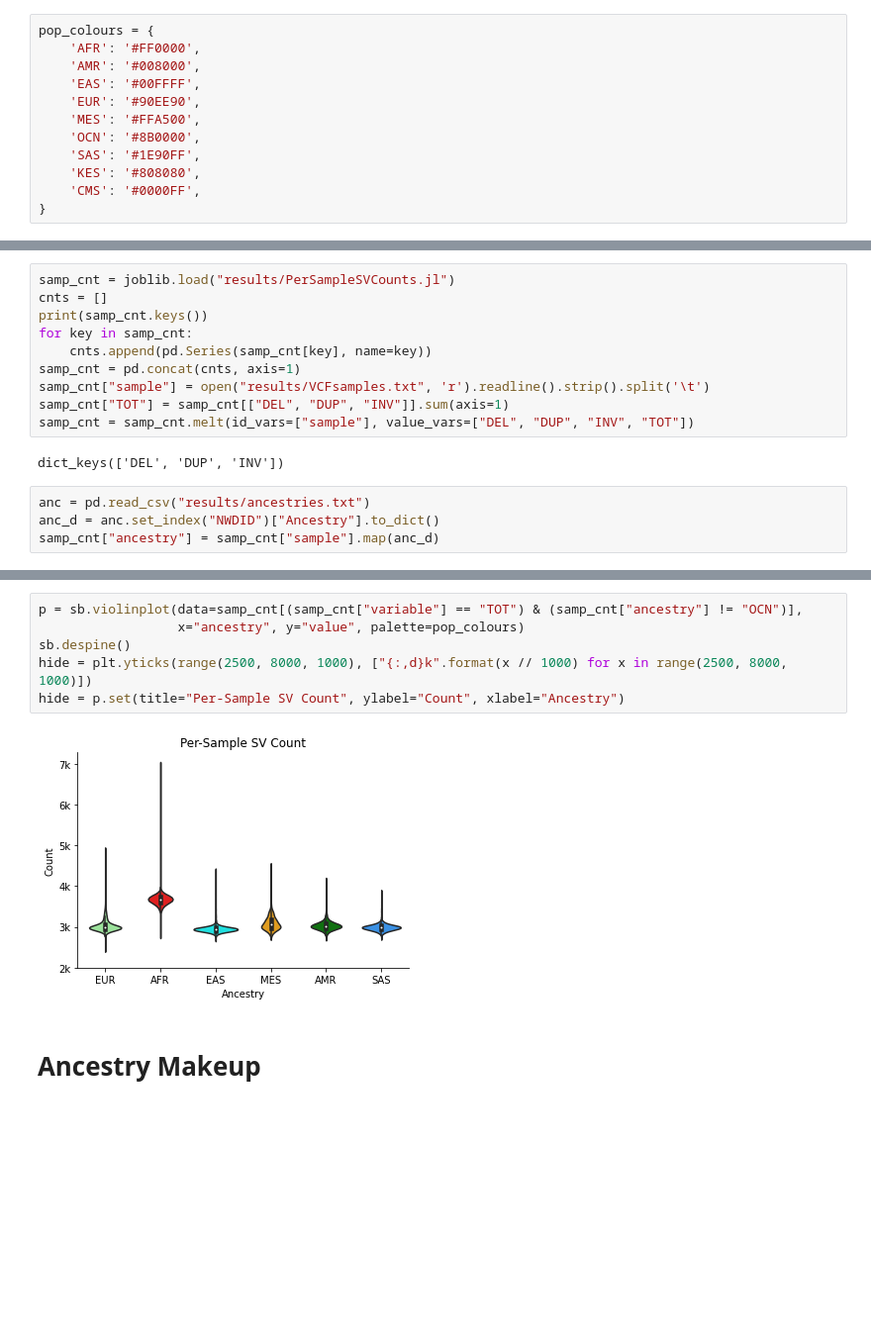
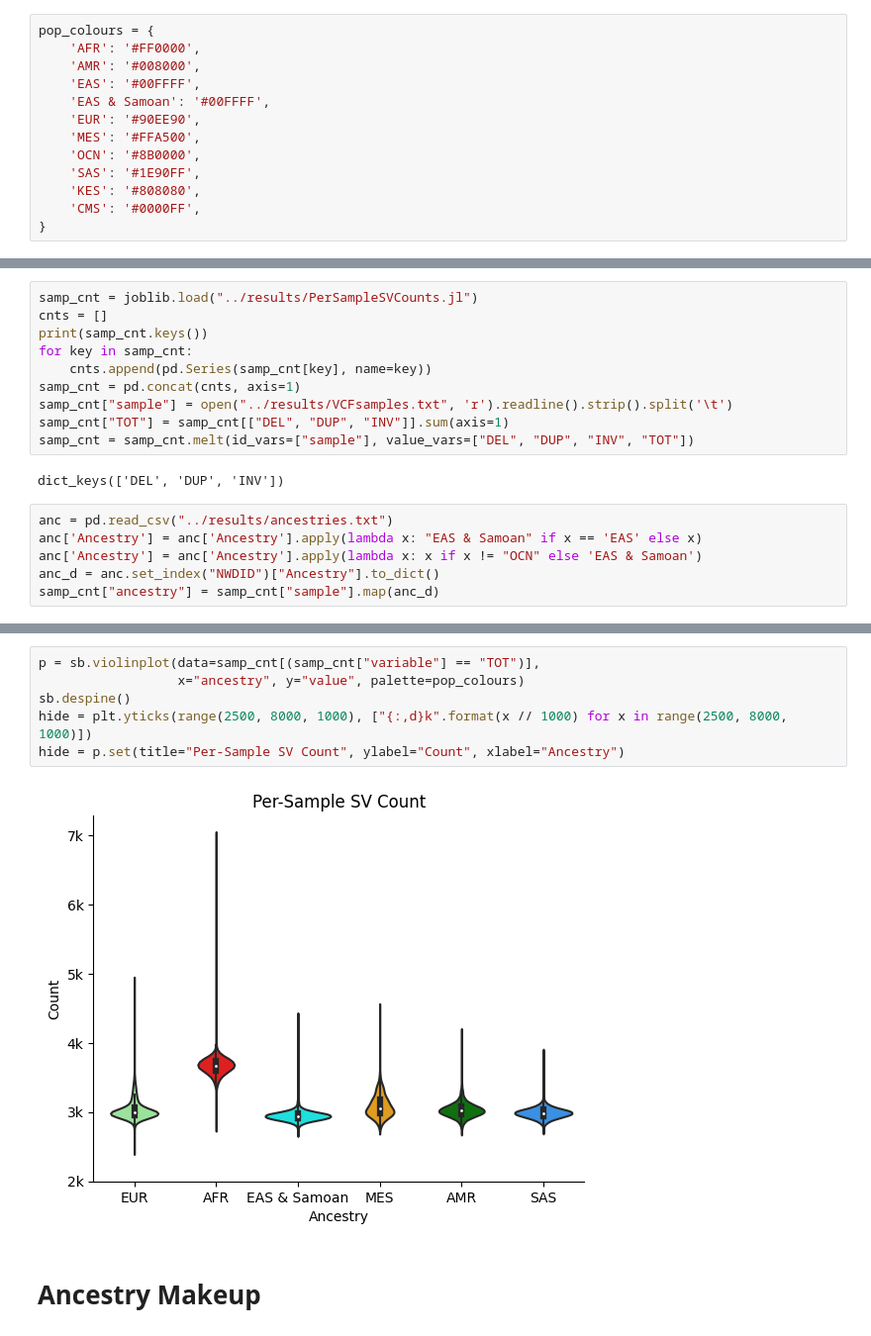
Before and after one commit to BCM-HGSC/TopMedSVQC, a Jupyter notebook: notebooks/PostfilterQC.ipynb, the cells around one changed output, grey strips where cells are left out. Shown: that part at 99% size. Drawn from its saved outputs; the diff is of its cells as text; blank space fills up the shorter version.

```diff
--- a/notebooks/PostfilterQC.ipynb
+++ b/notebooks/PostfilterQC.ipynb
@@ -12,6 +12,7 @@ pop_colours = {
     'AFR': '#FF0000',
     'AMR': '#008000',
     'EAS': '#00FFFF',
+    'EAS & Samoan': '#00FFFF',
     'EUR': '#90EE90',
     'MES': '#FFA500',
     'OCN': '#8B0000',
@@ -197,18 +198,20 @@ len(data)
 # %% [output]
 355954
 # %%
-samp_cnt = joblib.load("results/PerSampleSVCounts.jl")
+samp_cnt = joblib.load("../results/PerSampleSVCounts.jl")
 cnts = []
 print(samp_cnt.keys())
 for key in samp_cnt:
     cnts.append(pd.Series(samp_cnt[key], name=key))
 samp_cnt = pd.concat(cnts, axis=1)
-samp_cnt["sample"] = open("results/VCFsamples.txt", 'r').readline().strip().split('\t')
+samp_cnt["sample"] = open("../results/VCFsamples.txt", 'r').readline().strip().split('\t')
 samp_cnt["TOT"] = samp_cnt[["DEL", "DUP", "INV"]].sum(axis=1)
 samp_cnt = samp_cnt.melt(id_vars=["sample"], value_vars=["DEL", "DUP", "INV", "TOT"])
 # %% [output]
 dict_keys(['DEL', 'DUP', 'INV'])
 # %%
-anc = pd.read_csv("results/ancestries.txt")
+anc = pd.read_csv("../results/ancestries.txt")
+anc['Ancestry'] = anc['Ancestry'].apply(lambda x: "EAS & Samoan" if x == 'EAS' else x)
+anc['Ancestry'] = anc['Ancestry'].apply(lambda x: x if x != "OCN" else 'EAS & Samoan')
 anc_d = anc.set_index("NWDID")["Ancestry"].to_dict()
 samp_cnt["ancestry"] = samp_cnt["sample"].map(anc_d)
@@ -215,11 +226,11 @@ samp_cnt["ancestry"] = samp_cnt["sample"].map(anc_d)
 # %%
-p = sb.violinplot(data=samp_cnt[(samp_cnt["variable"] == "TOT") & (samp_cnt["ancestry"] != "OCN")],
+p = sb.violinplot(data=samp_cnt[(samp_cnt["variable"] == "TOT")],
                   x="ancestry", y="value", palette=pop_colours)
 sb.despine()
 hide = plt.yticks(range(2500, 8000, 1000), ["{:,d}k".format(x // 1000) for x in range(2500, 8000, 1000)])
 hide = p.set(title="Per-Sample SV Count", ylabel="Count", xlabel="Ancestry")
 # %% [output]
-[figure, old version]
+[figure, new version]
 # %% [markdown]
 # Ancestry Makeup
 # %%
```
Also changed, not shown: parts of 3 cells of this notebook.
